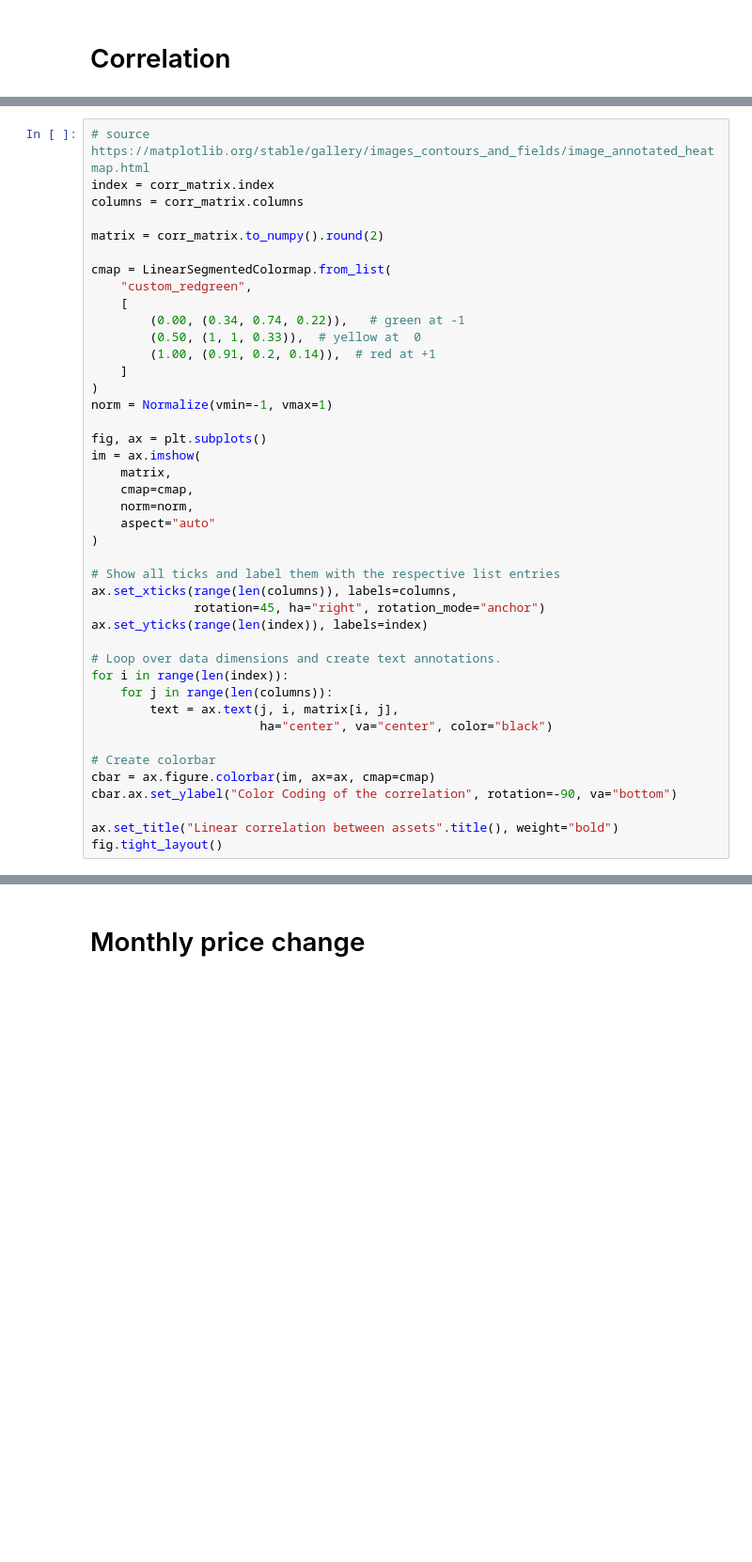
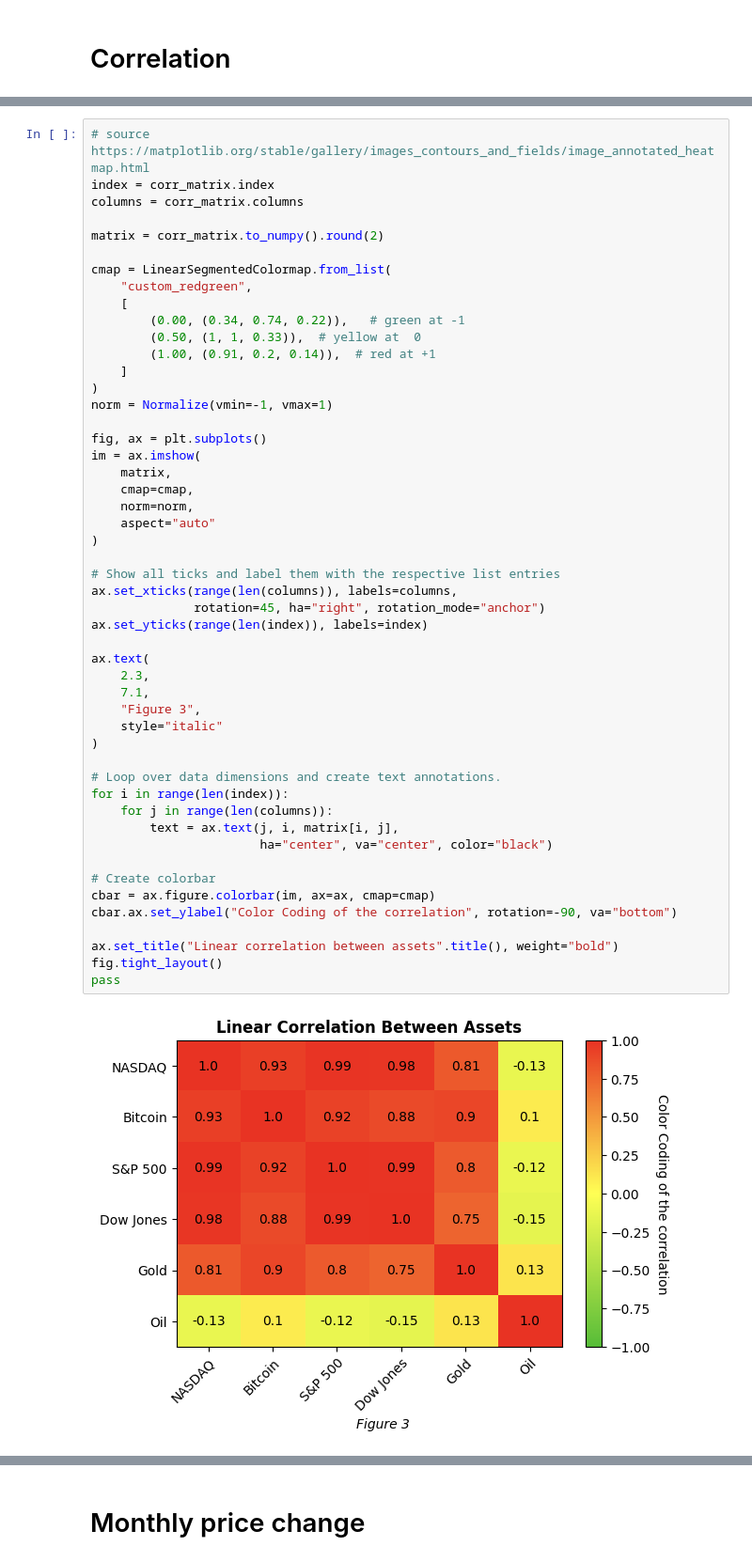
Before and after one commit to Michael-Kornilich/bitcoin_project, a Jupyter notebook: phase1/analysis.ipynb, the cells around one changed output, grey strips where cells are left out. Shown at 94% size. Cells and saved outputs as stored; diff of their text form; blank space fills up the shorter version.

```diff
--- a/phase1/analysis.ipynb
+++ b/phase1/analysis.ipynb
@@ -428,30 +727,40 @@ cmap = LinearSegmentedColormap.from_list(
         (1.00, (0.91, 0.2, 0.14)),  # red at +1
     ]
 )
 norm = Normalize(vmin=-1, vmax=1)
 
 fig, ax = plt.subplots()
 im = ax.imshow(
     matrix,
     cmap=cmap,
     norm=norm,
     aspect="auto"
 )
 
 # Show all ticks and label them with the respective list entries
 ax.set_xticks(range(len(columns)), labels=columns,
               rotation=45, ha="right", rotation_mode="anchor")
 ax.set_yticks(range(len(index)), labels=index)
 
+ax.text(
+    2.3,
+    7.1,
+    "Figure 3",
+    style="italic"
+)
+
 # Loop over data dimensions and create text annotations.
 for i in range(len(index)):
     for j in range(len(columns)):
         text = ax.text(j, i, matrix[i, j],
                        ha="center", va="center", color="black")
 
 # Create colorbar
 cbar = ax.figure.colorbar(im, ax=ax, cmap=cmap)
 cbar.ax.set_ylabel("Color Coding of the correlation", rotation=-90, va="bottom")
 
 ax.set_title("Linear correlation between assets".title(), weight="bold")
 fig.tight_layout()
+pass
+# %% [output]
+[figure, added]
```
Also changed, not shown: parts of 40 cells of this notebook.
